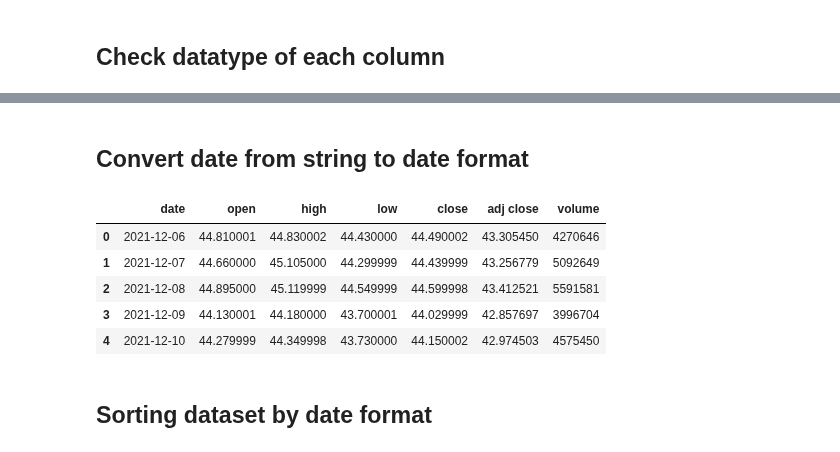
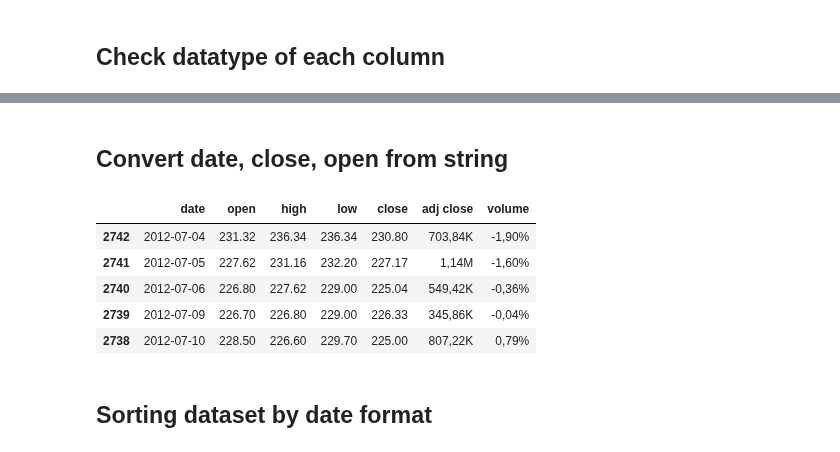
Before and after one commit to shatovilya/stock_predication, a Jupyter notebook: Stock_predication_RF.ipynb, the cells around one changed output, grey strips where cells are left out. Saved outputs shown, nothing was run; the diff lists cells and outputs as text; code cells hidden in the pictures.

```diff
--- a/Stock_predication_RF.ipynb
+++ b/Stock_predication_RF.ipynb
@@ -128,15 +126,21 @@ Low column data type:  <class 'numpy.float64'>
 # %% [markdown]
-## Convert date from string to date format
+## Convert date, close, open from string
-# %%
-historical_prices['date'] = pd.to_datetime(historical_prices.date)
-historical_prices.head()
-# %% [output]
-|  | date | open | high | low | close | adj close | volume |
-| 0 | 2021-12-06 | 44.810001 | 44.830002 | 44.430000 | 44.490002 | 43.305450 | 4270646 |
-| 1 | 2021-12-07 | 44.660000 | 45.105000 | 44.299999 | 44.439999 | 43.256779 | 5092649 |
-| 2 | 2021-12-08 | 44.895000 | 45.119999 | 44.549999 | 44.599998 | 43.412521 | 5591581 |
-| 3 | 2021-12-09 | 44.130001 | 44.180000 | 43.700001 | 44.029999 | 42.857697 | 3996704 |
-| 4 | 2021-12-10 | 44.279999 | 44.349998 | 43.730000 | 44.150002 | 42.974503 | 4575450 |
+# %%
+historical_prices['date'] = pd.to_datetime(historical_prices.date, format="%d.%m.%Y")
+historical_prices['open'] = pd.to_numeric(historical_prices.open.str.replace(',', '.'))
+historical_prices['close'] = pd.to_numeric(historical_prices.close.str.replace(',', '.'))
+historical_prices['high'] = pd.to_numeric(historical_prices.high.str.replace(',', '.'))
+historical_prices['low'] = pd.to_numeric(historical_prices.low.str.replace(',', '.'))
+# historical_prices['adjclose'] = historical_prices.adjclose.str.replace(',', '.')
+# historical_prices['volume'] = historical_prices.volume.str.replace(',', '.')
+historical_prices.head()
+# %% [output]
+|  | date | open | high | low | close | adj close | volume |
+| 2742 | 2012-07-04 | 231.32 | 236.34 | 236.34 | 230.80 | 703,84K | -1,90% |
+| 2741 | 2012-07-05 | 227.62 | 231.16 | 232.20 | 227.17 | 1,14M | -1,60% |
+| 2740 | 2012-07-06 | 226.80 | 227.62 | 229.00 | 225.04 | 549,42K | -0,36% |
+| 2739 | 2012-07-09 | 226.70 | 226.80 | 229.00 | 226.33 | 345,86K | -0,04% |
+| 2738 | 2012-07-10 | 228.50 | 226.60 | 229.70 | 225.00 | 807,22K | 0,79% |
 # %% [markdown]
 ## Sorting dataset by date format
 # %%
```
Also changed, not shown: parts of 31 cells of this notebook, 4 other files.
